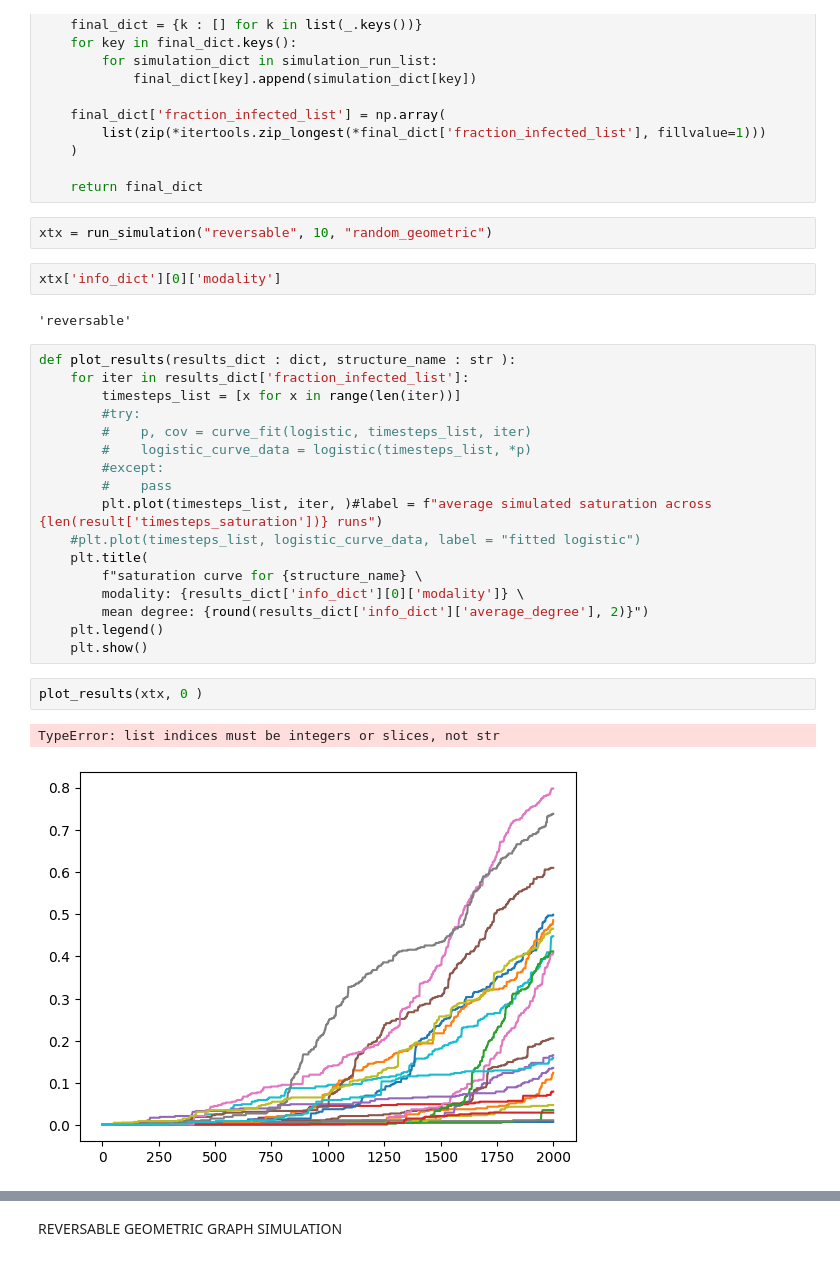
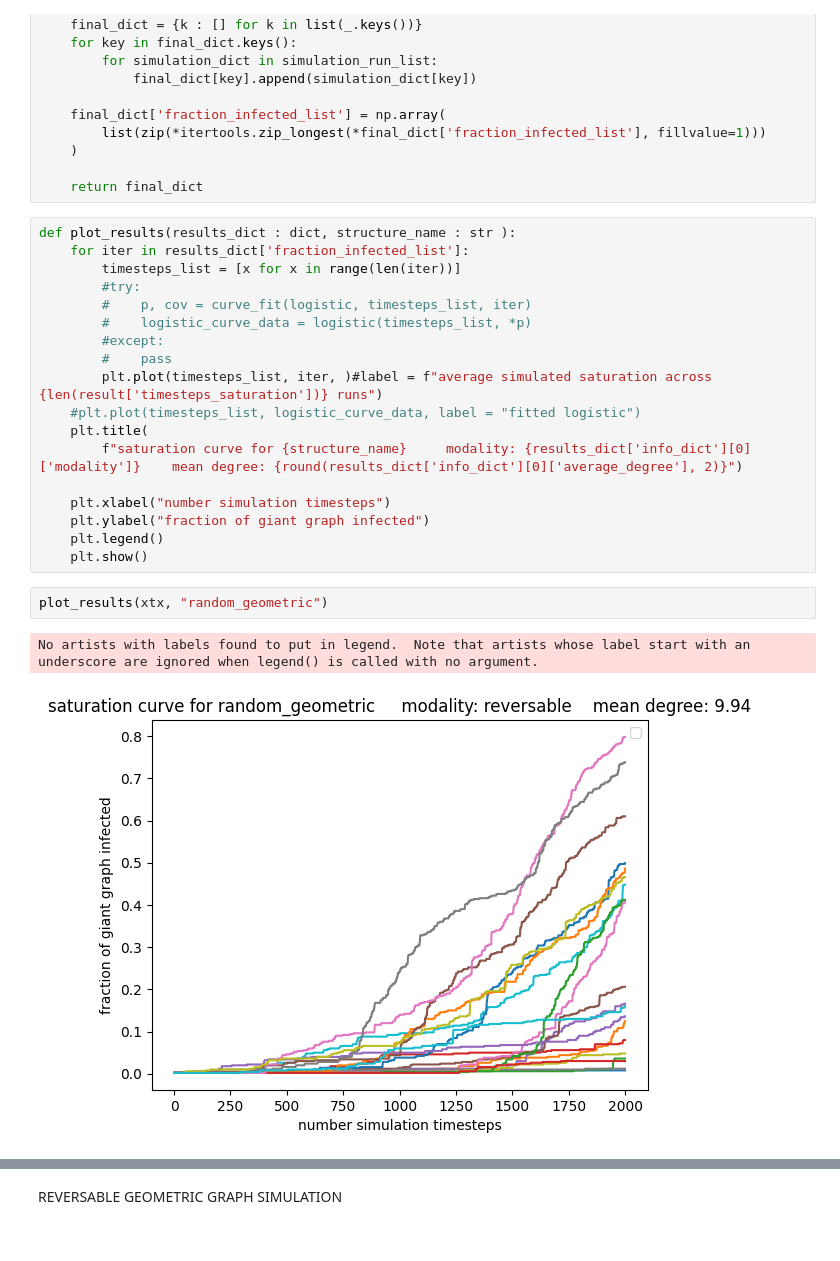
Before and after one commit to cm2435/graph_transmittion_research_project, a Jupyter notebook: variable_structure.ipynb, the cells around one changed output, grey strips where cells are left out. Cells and saved outputs as stored; diff of their text form.

```diff
--- a/variable_structure.ipynb
+++ b/variable_structure.ipynb
@@ -93,12 +93,6 @@ def run_simulation(modality : str, mean_degree : int, structure_name : str) -> l
     )
 
     return final_dict
-# %%
-xtx = run_simulation("reversable", 10, "random_geometric")
-# %%
-xtx['info_dict'][0]['modality']
-# %% [output]
-'reversable'
 # %%
 def plot_results(results_dict : dict, structure_name : str ):
     for iter in results_dict['fraction_infected_list']:
@@ -111,13 +105,14 @@ def plot_results(results_dict : dict, structure_name : str ):
         plt.plot(timesteps_list, iter, )#label = f"average simulated saturation across {len(result['timesteps_saturation'])} runs")
     #plt.plot(timesteps_list, logistic_curve_data, label = "fitted logistic")
     plt.title(
-        f"saturation curve for {structure_name} \
-        modality: {results_dict['info_dict'][0]['modality']} \
-        mean degree: {round(results_dict['info_dict']['average_degree'], 2)}")
+        f"saturation curve for {structure_name}     modality: {results_dict['info_dict'][0]['modality']}    mean degree: {round(results_dict['info_dict'][0]['average_degree'], 2)}")
+
+    plt.xlabel("number simulation timesteps")
+    plt.ylabel("fraction of giant graph infected")
     plt.legend()
     plt.show()
 # %%
-plot_results(xtx, 0 )
+plot_results(xtx, "random_geometric")
 # %% [output]
-TypeError: list indices must be integers or slices, not str
+No artists with labels found to put in legend.  Note that artists whose label start with an underscore are ignored when legend() is called with no argument.
-[figure, old version]
+[figure, new version]
```
Also changed, not shown: parts of 1 cell of this notebook.
